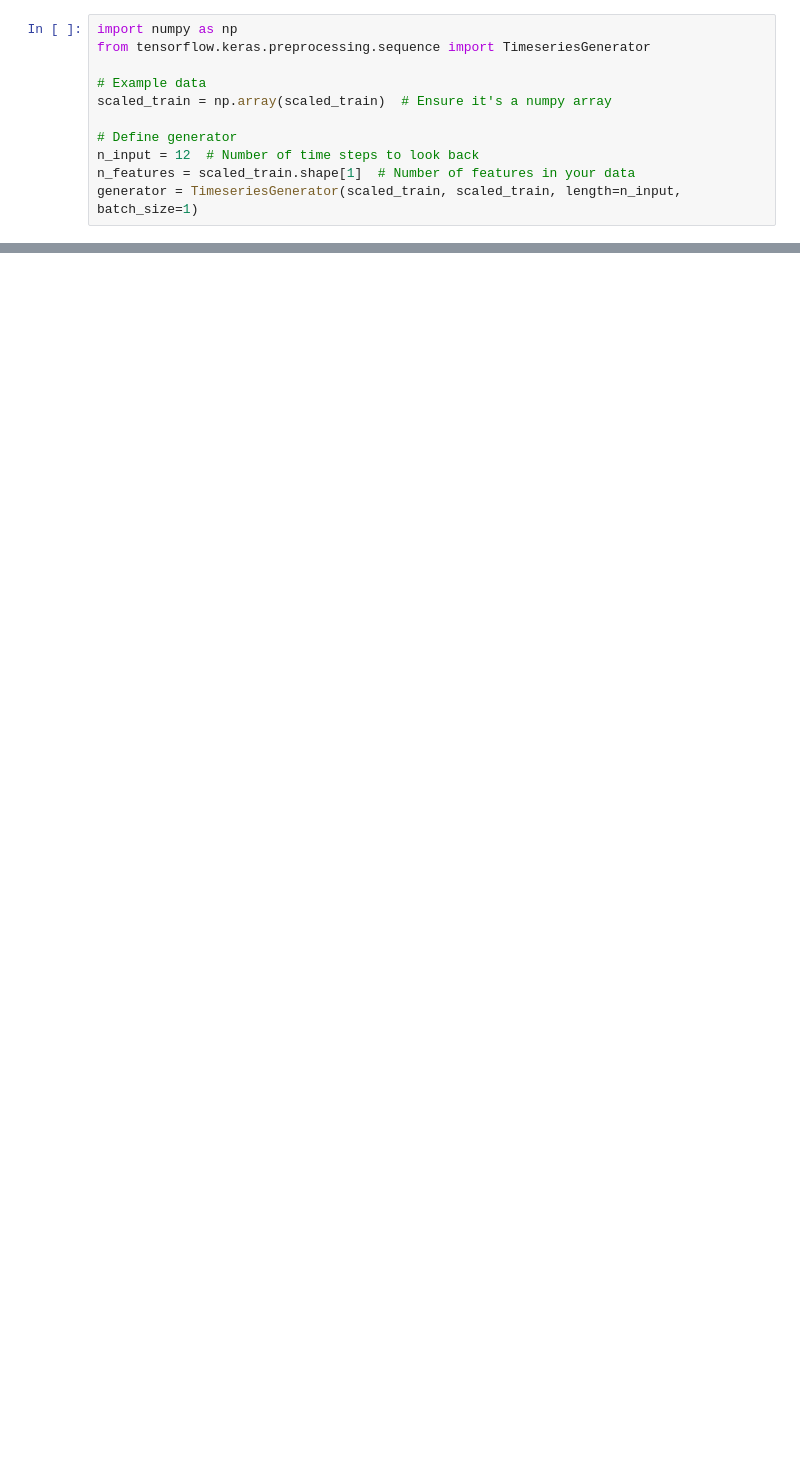
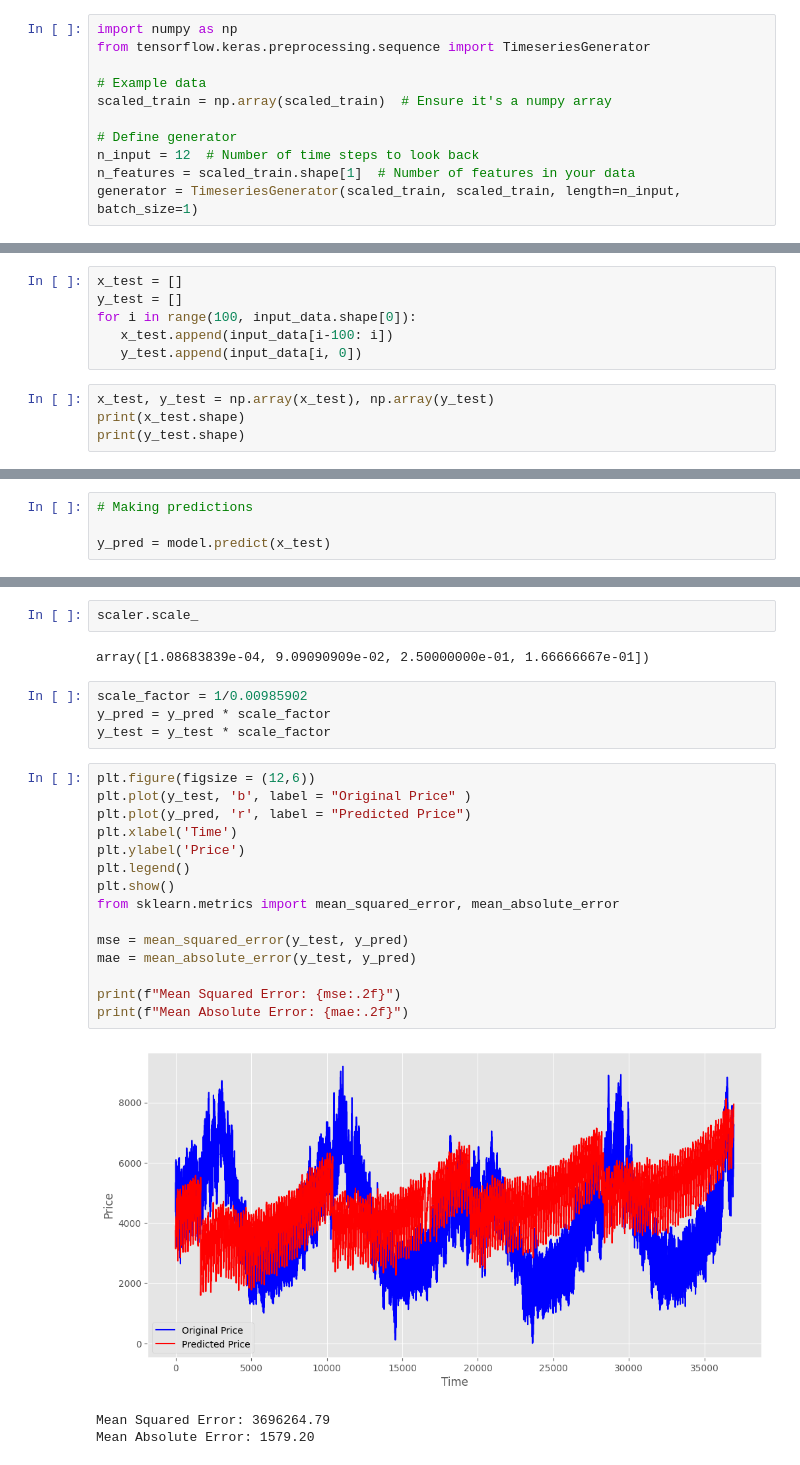
Before and after one commit to SadabAli/Energy-Consumption-prediction, a Jupyter notebook: EnergyConsumptionPrediction.ipynb, the cells around one changed output, grey strips where cells are left out. Saved outputs shown, nothing was run; the diff lists cells and outputs as text; blank space fills up the shorter version.

```diff
--- a/EnergyConsumptionPrediction.ipynb
+++ b/EnergyConsumptionPrediction.ipynb
@@ -694,0 +689,10 @@ print(rmse)
+# %%
+x_test = []
+y_test = []
+for i in range(100, input_data.shape[0]):
+   x_test.append(input_data[i-100: i])
+   y_test.append(input_data[i, 0])
+# %%
+x_test, y_test = np.array(x_test), np.array(y_test)
+print(x_test.shape)
+print(y_test.shape)
@@ -694,0 +702,4 @@ print(rmse)
+# %%
+# Making predictions
+
+y_pred = model.predict(x_test)
@@ -694,0 +727,27 @@ print(rmse)
+# %%
+scaler.scale_
+# %% [output]
+array([1.08683839e-04, 9.09090909e-02, 2.50000000e-01, 1.66666667e-01])
+# %%
+scale_factor = 1/0.00985902
+y_pred = y_pred * scale_factor
+y_test = y_test * scale_factor
+# %%
+plt.figure(figsize = (12,6))
+plt.plot(y_test, 'b', label = "Original Price" )
+plt.plot(y_pred, 'r', label = "Predicted Price")
+plt.xlabel('Time')
+plt.ylabel('Price')
+plt.legend()
+plt.show()
+from sklearn.metrics import mean_squared_error, mean_absolute_error
+
+mse = mean_squared_error(y_test, y_pred)
+mae = mean_absolute_error(y_test, y_pred)
+
+print(f"Mean Squared Error: {mse:.2f}")
+print(f"Mean Absolute Error: {mae:.2f}")
+# %% [output]
+[figure, added]
+Mean Squared Error: 3696264.79
+Mean Absolute Error: 1579.20
```
Also changed, not shown: parts of 40 cells of this notebook, 1 other file.
